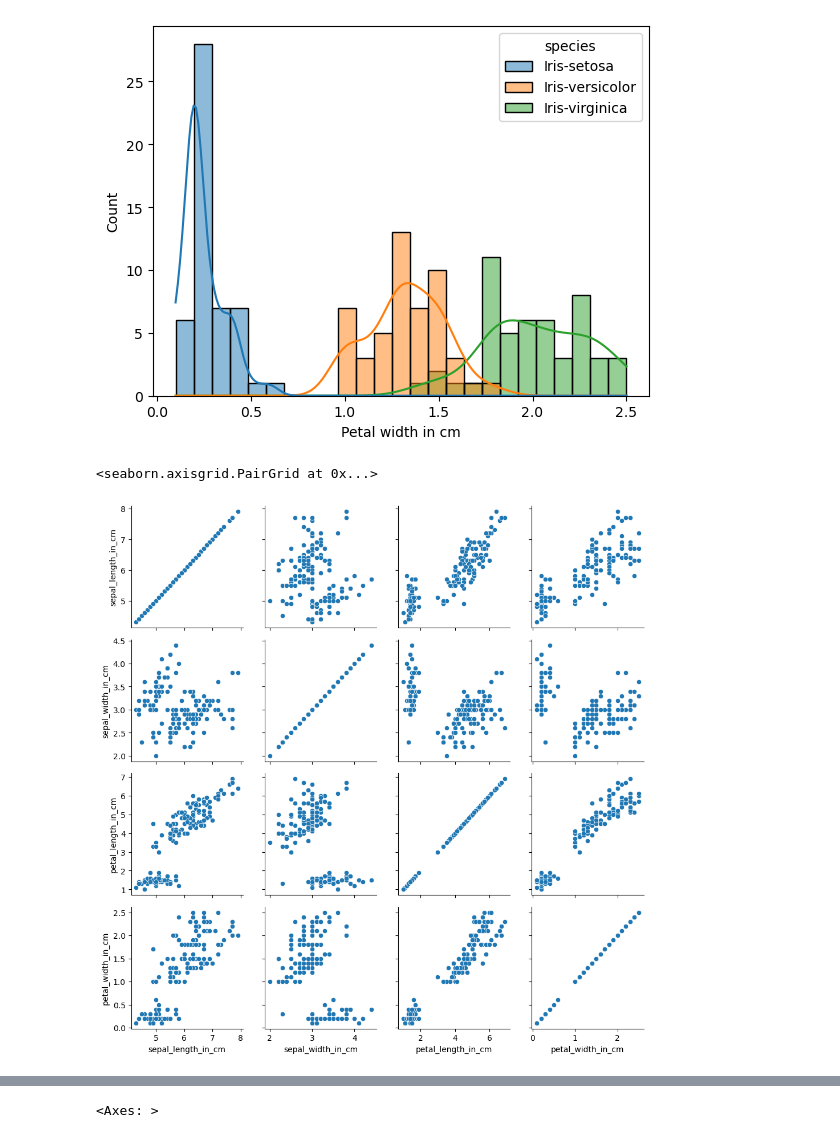
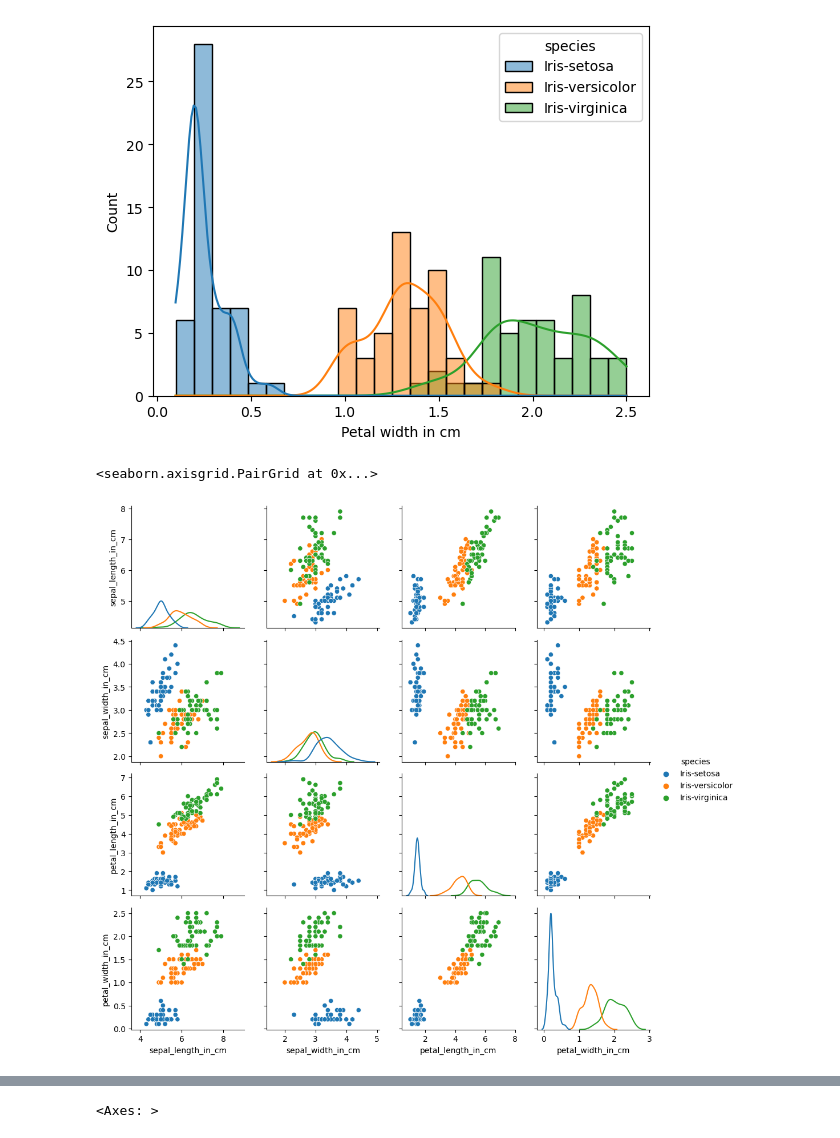
Before and after one commit to lmacakova/pands-project, a Jupyter notebook: iris_analysis.ipynb, the cells around one changed output, grey strips where cells are left out. Saved outputs shown, nothing was run; the diff lists cells and outputs as text; code cells hidden in the pictures.

Commit message:
scatterplot

```diff
--- a/iris_analysis.ipynb
+++ b/iris_analysis.ipynb
@@ -103,8 +103,10 @@ plt.savefig('petal_width_hist.png')
 # %% [output]
 [figure]
 # %%
-g = sns.PairGrid(df)
-g.map(sns.scatterplot)
+g = sns.PairGrid(df, hue="species")
+g.map_diag(sns.kdeplot)
+g.map_offdiag(sns.scatterplot)
+g.add_legend()
 # %% [output]
 <seaborn.axisgrid.PairGrid at 0x...>
-[figure, old version]
+[figure, new version]
```
Also changed, not shown: parts of 3 cells of this notebook.
